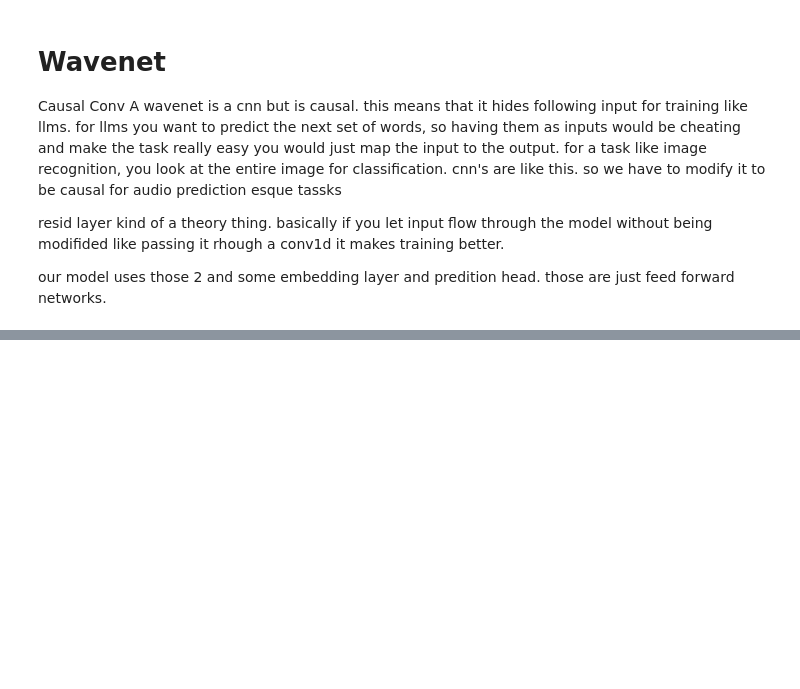
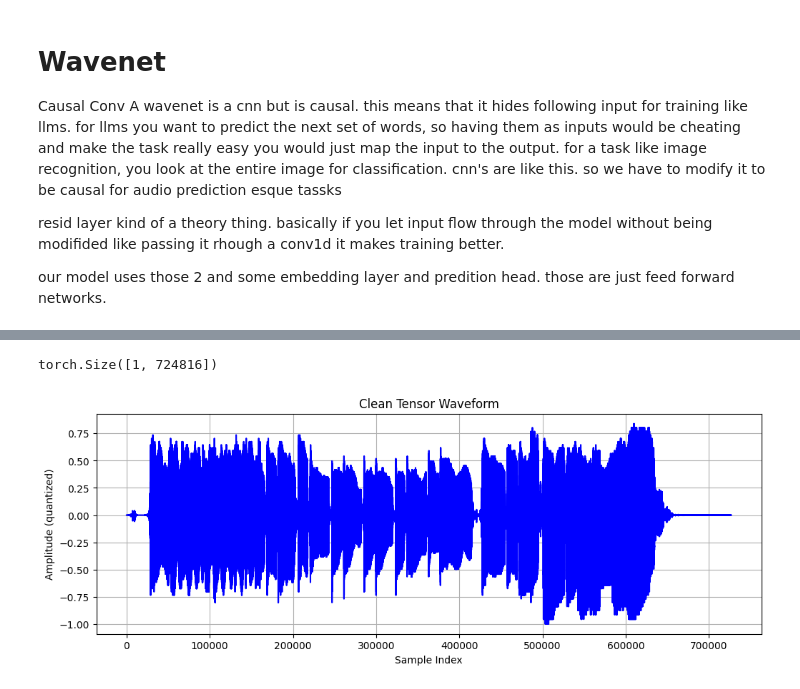
Before and after one commit to PaulLin1/neural-amp-modeler, a Jupyter notebook: test.ipynb, the cells around one changed output, grey strips where cells are left out. Cells and saved outputs as stored; diff of their text form; code cells hidden in the pictures; blank space fills up the shorter version.

Commit message:
good model

```diff
--- a/test.ipynb
+++ b/test.ipynb
@@ -189,23 +169,0 @@ amp_quant = mu_law_encode(waveform)
-# %%
-dataset = AmpDataset(clean_quant, amp_quant, seq_len=512)
-dl = DataLoader(dataset, batch_size=1024, shuffle=True, drop_last=True)
-
-device = torch.device("cuda" if torch.cuda.is_available() else "cpu")
-model = ConditionalWaveNet().to(device)
-opt = torch.optim.Adam(model.parameters(), lr=1e-3)
-criterion = nn.CrossEntropyLoss()
-
-
-for epoch, (x, y) in enumerate(dl):
-    if epoch % 100:
-        print(f'{epoch} / {len(dl)}')
-    x, y = x.to(device), y.to(device)
-    cond = x  # clean input (or use different clean signal tensor)
-    logits = model(x, cond)
-    # match sequence length
-    logits = logits[:, :, -y.shape[1]:]
-    loss = criterion(logits.permute(0, 2, 1).reshape(-1, model.n_quantize), y.reshape(-1))
-
-    opt.zero_grad()
-    loss.backward()
-    opt.step()
@@ -228,0 +224,19 @@ Saved to amp_output.wav
+# %%
+import torch
+import matplotlib.pyplot as plt
+
+# Assuming clean_tensor is [seq_len] or [batch_size, seq_len]
+# tensor_np = pred_np
+print(y_pred.shape)
+plt.figure(figsize=(12, 4))
+# plt.plot(mu_law_decode(y_pred.squeeze(0).numpy()), color='blue')
+plt.plot(q, color='blue')
+
+plt.title("Clean Tensor Waveform")
+plt.xlabel("Sample Index")
+plt.ylabel("Amplitude (quantized)")
+plt.grid(True)
+plt.show()
+# %% [output]
+torch.Size([1, 724816])
+[figure, added]
```
Also changed, not shown: parts of 9 cells of this notebook, 19 other files.
